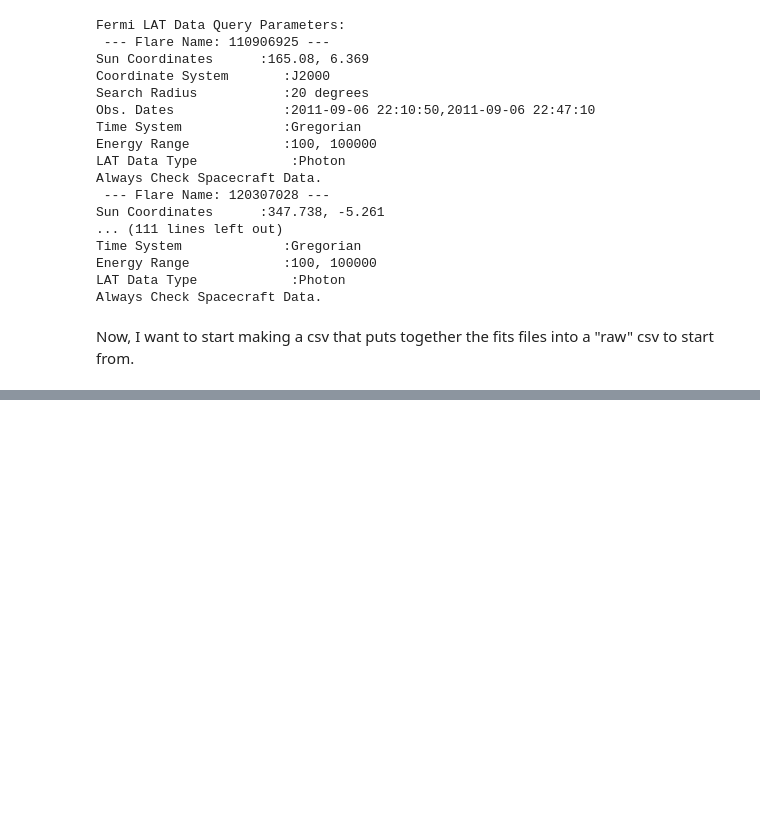
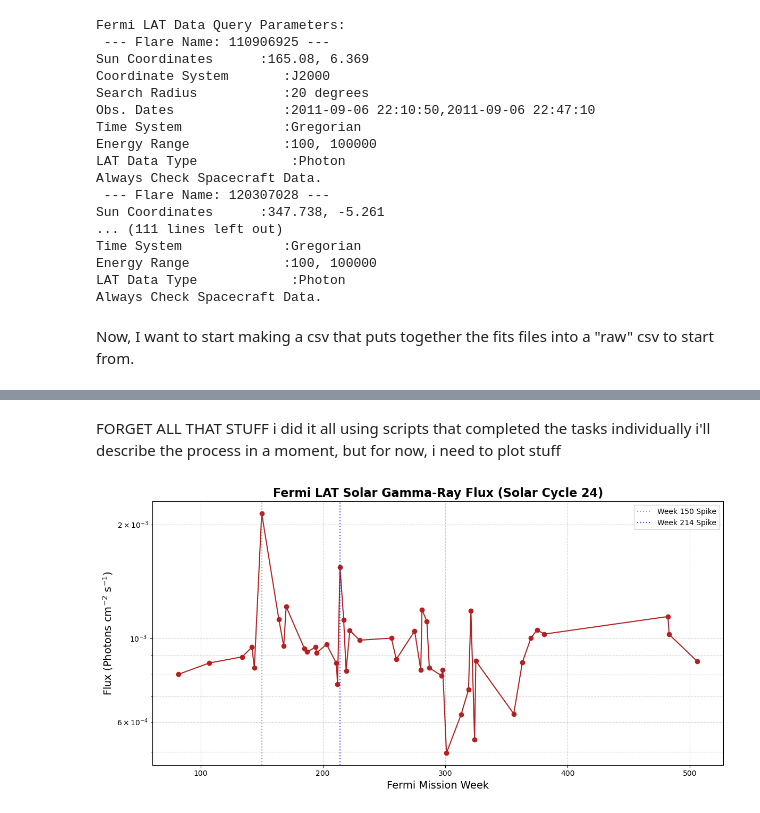
Before and after one commit to UwULeader/fermi_project, a Jupyter notebook: fermi/analysis.ipynb, the cells around one changed output, grey strips where cells are left out. Saved outputs shown, nothing was run; the diff lists cells and outputs as text; code cells hidden in the pictures; blank space fills up the shorter version.

Commit message:
fixed exposures, setup flux csv, and made changes to analysis notebook for plots

```diff
--- a/fermi/analysis.ipynb
+++ b/fermi/analysis.ipynb
@@ -149,3 +149,37 @@ Wrote 12 records to data/fits/raw/rawdata.csv
 | 2 | L2604021201389C9590BF63_PH00.fits | data/fits/raw/L2604021201389C9590... | 149760 | 2011-09-06T22:10:50.0000 | 2011-09-06T22:47:10.0000 | None | None | LAT | GLAST |
 | 3 | L2604021201389C9590BF63_SC00.fits | data/fits/raw/L2604021201389C9590... | 31680 | 2011-09-06T22:10:50.0000 | 2011-09-06T22:47:10.0000 | None | None | LAT | GLAST |
 | 4 | L2604021204279C9590BF75_PH00.fits | data/fits/raw/L2604021204279C9590... | 1301760 | 2012-03-07T00:39:49.9999 | 2012-03-07T01:20:10.0000 | None | None | LAT | GLAST |
+# %% [markdown]
+FORGET ALL THAT STUFF
+i did it all using scripts that completed the tasks individually
+i'll describe the process in a moment, but for now, i need to plot stuff
+# %%
+import pandas as pd
+import matplotlib.pyplot as plt
+
+# Load the data
+df = pd.read_csv('solar_cycle_flux.csv')
+
+# Sort by week just in case the batch script processed them out of order
+df = df.sort_values('week')
+
+# Create the plot
+plt.figure(figsize=(12, 6))
+plt.plot(df['week'], df['flux'], marker='o', linestyle='-', color='firebrick', linewidth=1.5, markersize=6)
+
+# Formatting
+plt.title('Fermi LAT Solar Gamma-Ray Flux (Solar Cycle 24)', fontsize=16, fontweight='bold')
+plt.xlabel('Fermi Mission Week', fontsize=14)
+plt.ylabel('Flux (Photons cm$^{-2}$ s$^{-1}$)', fontsize=14)
+plt.grid(True, which='both', linestyle='--', alpha=0.6)
+plt.yscale('log') # Log scale is usually best for flare flux!
+
+# Highlight the peaks we noticed in the terminal
+plt.axvline(x=150, color='grey', linestyle=':', alpha=0.7, label='Week 150 Spike')
+plt.axvline(x=214, color='blue', linestyle=':', alpha=0.7, label='Week 214 Spike')
+
+plt.legend()
+plt.tight_layout()
+plt.show()
+# %% [output]
+[figure, added]
```
Also changed, not shown: parts of 3 cells of this notebook, 9 other files.
